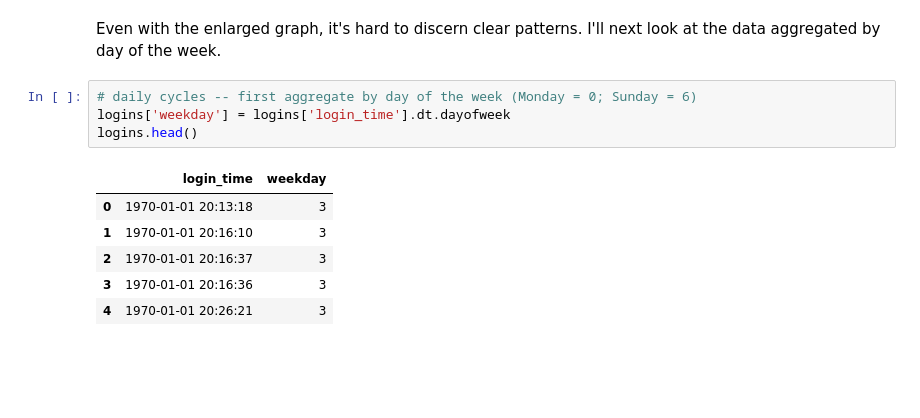
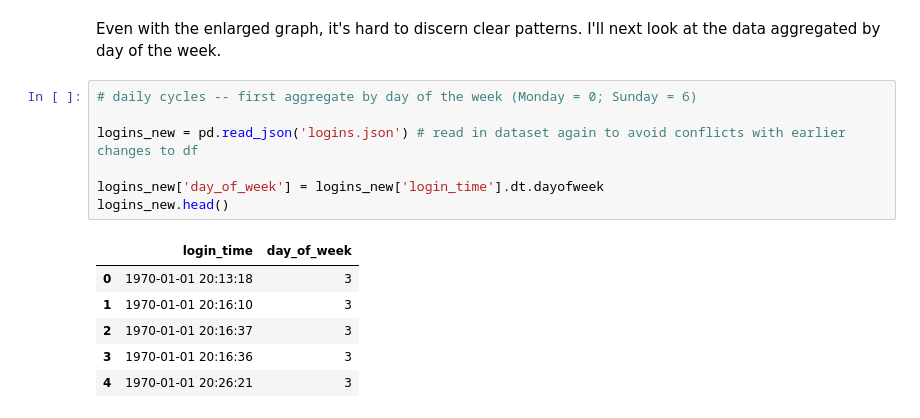
Before and after one commit to AOlden/sb-projects, a Jupyter notebook: ultimate_challenge/Ultimate Take-home.ipynb, the cells around one changed output. Saved outputs shown, nothing was run; the diff lists cells and outputs as text; blank space fills up the shorter version.

```diff
--- a/ultimate_challenge/Ultimate Take-home.ipynb
+++ b/ultimate_challenge/Ultimate Take-home.ipynb
@@ -58,10 +59,13 @@ plt.show()
 Even with the enlarged graph, it's hard to discern clear patterns. I'll next look at the data aggregated by day of the week.
 # %%
 # daily cycles -- first aggregate by day of the week (Monday = 0; Sunday = 6)
-logins['weekday'] = logins['login_time'].dt.dayofweek
-logins.head()
+
+logins_new = pd.read_json('logins.json') # read in dataset again to avoid conflicts with earlier changes to df
+
+logins_new['day_of_week'] = logins_new['login_time'].dt.dayofweek
+logins_new.head()
 # %% [output]
-|  | login_time | weekday |
+|  | login_time | day_of_week |
 | 0 | 1970-01-01 20:13:18 | 3 |
 | 1 | 1970-01-01 20:16:10 | 3 |
 | 2 | 1970-01-01 20:16:37 | 3 |
```
Also changed, not shown: parts of 5 cells of this notebook.
